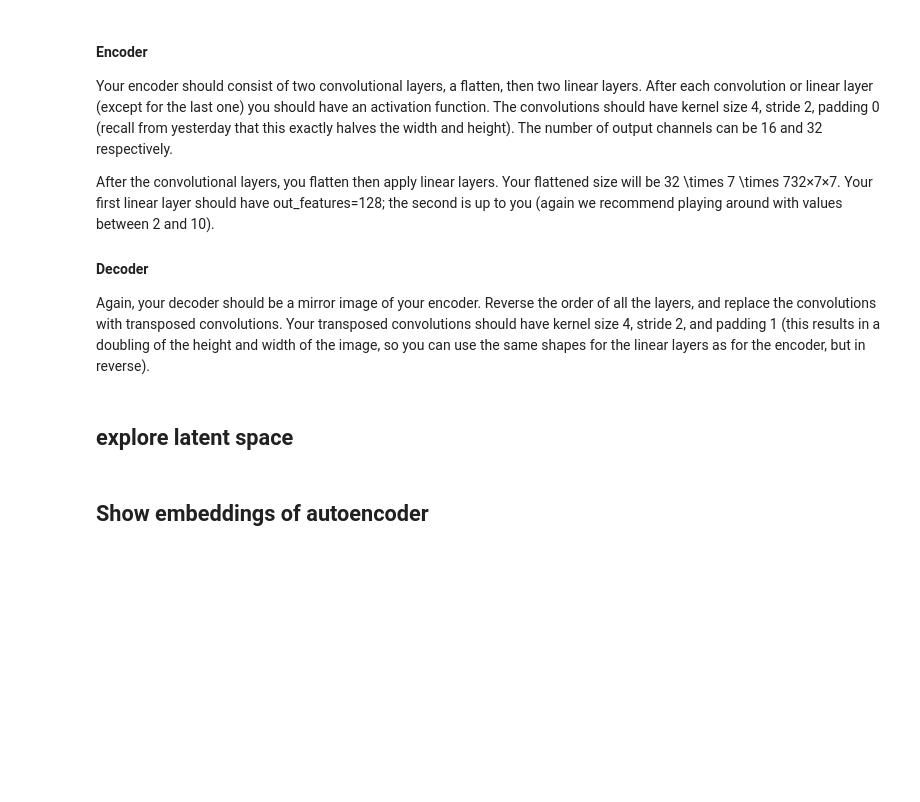
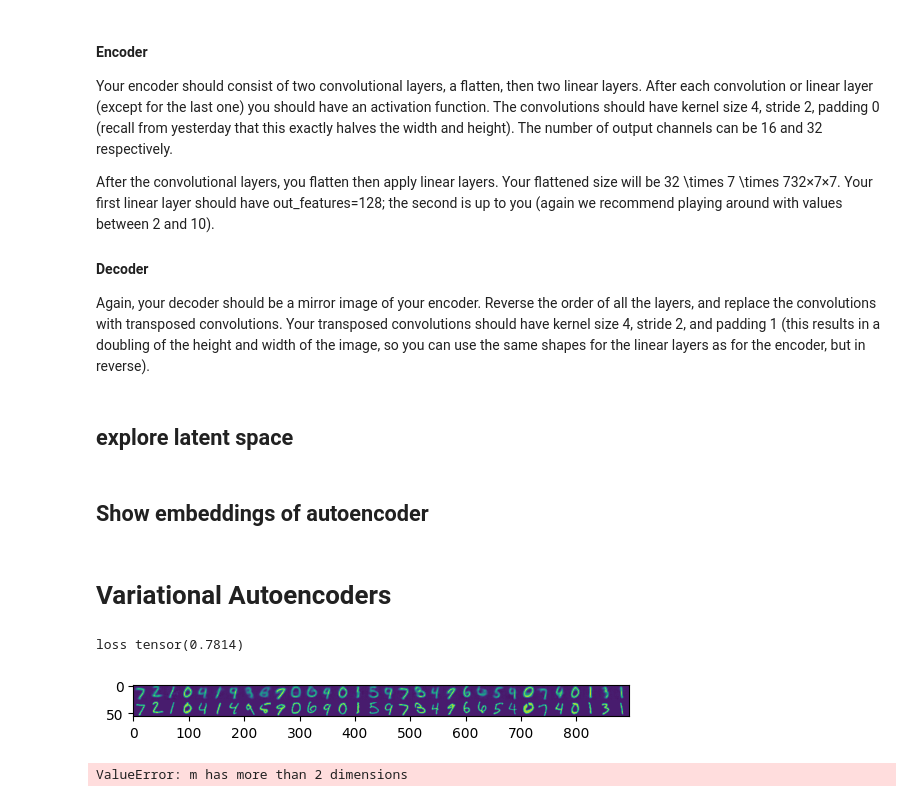
Before and after one commit to DalasNoin/arena, a Jupyter notebook: w4/vae.ipynb, the cells around one changed output. Drawn from its saved outputs; the diff is of its cells as text; code cells hidden in the pictures; blank space fills up the shorter version.

Commit message:
variational autoencoder finished

```diff
--- a/w4/vae.ipynb
+++ b/w4/vae.ipynb
@@ -198,9 +198,9 @@ fig.show()
 from matplotlib import pyplot as plt
 import einops
 
-evalloader = DataLoader(mnist_eval, batch_size=1000, shuffle=False)
+evalloader_bigbatch = DataLoader(mnist_eval, batch_size=1000, shuffle=False)
 autoencoder.eval()
-generator = enumerate(evalloader)
+generator = enumerate(evalloader_bigbatch)
 _, (images,labels) = next(generator)
 
 embeddings = autoencoder.encoder(images).detach()
@@ -212,3 +212,5 @@ values, vectors =  np.linalg.eig(covariance_matrix)
 projected_embeddings = (embeddings @ vectors)[:,:2]
 
 px.scatter(*projected_embeddings.T, color=labels)
+# %% [markdown]
+# Variational Autoencoders
@@ -214,0 +282,43 @@ px.scatter(*projected_embeddings.T, color=labels)
+# %%
+def train_vae(autoencoder: nn.Module, trainloader: DataLoader, optimizer):
+    criterion = nn.MSELoss()
+    beta = 0.5
+    autoencoder.train()
+    pbar = tqdm(enumerate(trainloader), total=trainloader.__len__())
+    for epoch in range(epochs):
+        for i, (images, labels) in pbar:
+            optimizer.zero_grad()
+            decompressed_images, mean, log_variance = autoencoder(images)
+
+            loss = criterion(decompressed_images, images) + t.mean(t.exp(log_variance * 2) + mean ** 2 - log_variance - 0.5)*beta
+            loss.backward()
+            optimizer.step()
+            if i%10== 0:
+                pbar.set_postfix(loss = loss.detach())
+# %%
+train_vae(autoencoder=autoencoder, trainloader=trainloader, optimizer=optimizer)
+eval(autoencoder=autoencoder, evalloader=evalloader)
+show(autoencoder=autoencoder,evalloader=evalloader)
+# %% [output]
+loss tensor(0.7814)
+[figure, added]
+# %%
+from matplotlib import pyplot as plt
+import einops
+
+evalloader_bigbatch = DataLoader(mnist_eval, batch_size=1000, shuffle=False)
+autoencoder.eval()
+generator = enumerate(evalloader_bigbatch)
+_, (images,labels) = next(generator)
+
+embeddings = autoencoder.encoder(images).detach()
+
+covariance_matrix = np.cov(embeddings.T)
+
+values, vectors =  np.linalg.eig(covariance_matrix)
+
+projected_embeddings = (embeddings @ vectors)[:,:2]
+
+px.scatter(*projected_embeddings.T, color=labels)
+# %% [output]
+ValueError: m has more than 2 dimensions
```
Also changed, not shown: parts of 1 cell of this notebook.
